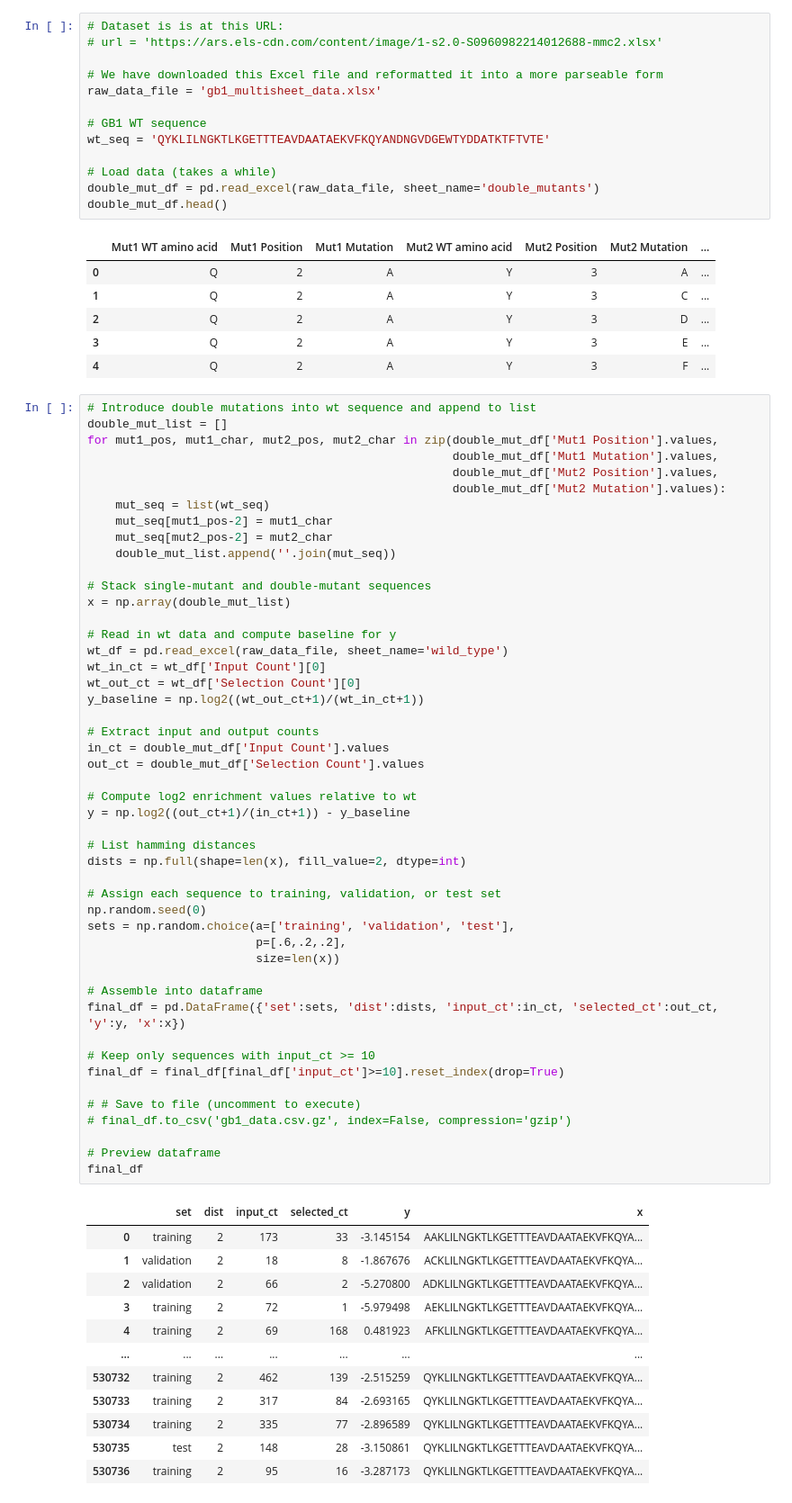
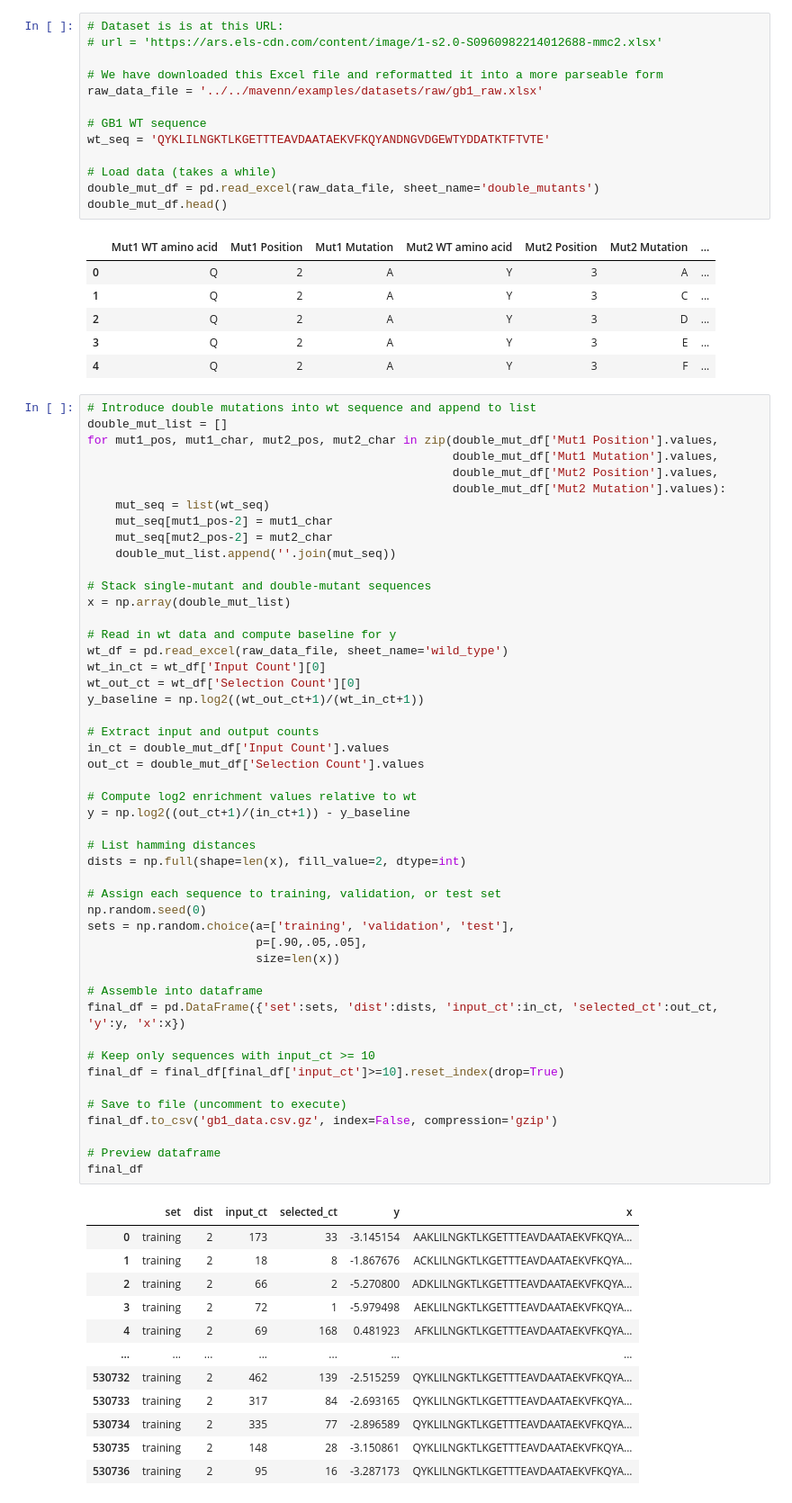
Before and after one commit to jbkinney/mavenn, a Jupyter notebook: docs/datasets/dataset_gb1.ipynb, the cells around one changed output. Shown at 90% size. Cells and saved outputs as stored; diff of their text form.

```diff
--- a/docs/datasets/dataset_gb1.ipynb
+++ b/docs/datasets/dataset_gb1.ipynb
@@ -44,7 +44,7 @@ mavenn.load_example_dataset('gb1')
 # url = 'https://ars.els-cdn.com/content/image/1-s2.0-S0960982214012688-mmc2.xlsx'
 
 # We have downloaded this Excel file and reformatted it into a more parseable form
-raw_data_file = 'gb1_multisheet_data.xlsx'
+raw_data_file = '../../mavenn/examples/datasets/raw/gb1_raw.xlsx'
 
 # GB1 WT sequence
 wt_seq = 'QYKLILNGKTLKGETTTEAVDAATAEKVFKQYANDNGVDGEWTYDDATKTFTVTE'
@@ -80,44 +80,44 @@ wt_in_ct = wt_df['Input Count'][0]
 wt_out_ct = wt_df['Selection Count'][0]
 y_baseline = np.log2((wt_out_ct+1)/(wt_in_ct+1))
 
 # Extract input and output counts
 in_ct = double_mut_df['Input Count'].values
 out_ct = double_mut_df['Selection Count'].values
 
 # Compute log2 enrichment values relative to wt
 y = np.log2((out_ct+1)/(in_ct+1)) - y_baseline
 
 # List hamming distances
 dists = np.full(shape=len(x), fill_value=2, dtype=int)
 
 # Assign each sequence to training, validation, or test set
 np.random.seed(0)
 sets = np.random.choice(a=['training', 'validation', 'test'],
-                        p=[.6,.2,.2],
+                        p=[.90,.05,.05],
                         size=len(x))
 
 # Assemble into dataframe
 final_df = pd.DataFrame({'set':sets, 'dist':dists, 'input_ct':in_ct, 'selected_ct':out_ct, 'y':y, 'x':x})
 
 # Keep only sequences with input_ct >= 10
 final_df = final_df[final_df['input_ct']>=10].reset_index(drop=True)
 
-# # Save to file (uncomment to execute)
-# final_df.to_csv('gb1_data.csv.gz', index=False, compression='gzip')
+# Save to file (uncomment to execute)
+final_df.to_csv('gb1_data.csv.gz', index=False, compression='gzip')
 
 # Preview dataframe
 final_df
 # %% [output]
 |  | set | dist | input_ct | selected_ct | y | x |
 | 0 | training | 2 | 173 | 33 | -3.145154 | AAKLILNGKTLKGETTTEAVDAATAEKVFKQYA... |
-| 1 | validation | 2 | 18 | 8 | -1.867676 | ACKLILNGKTLKGETTTEAVDAATAEKVFKQYA... |
-| 2 | validation | 2 | 66 | 2 | -5.270800 | ADKLILNGKTLKGETTTEAVDAATAEKVFKQYA... |
+| 1 | training | 2 | 18 | 8 | -1.867676 | ACKLILNGKTLKGETTTEAVDAATAEKVFKQYA... |
+| 2 | training | 2 | 66 | 2 | -5.270800 | ADKLILNGKTLKGETTTEAVDAATAEKVFKQYA... |
 | 3 | training | 2 | 72 | 1 | -5.979498 | AEKLILNGKTLKGETTTEAVDAATAEKVFKQYA... |
 | 4 | training | 2 | 69 | 168 | 0.481923 | AFKLILNGKTLKGETTTEAVDAATAEKVFKQYA... |
 | ... | ... | ... | ... | ... | ... | ... |
 | 530732 | training | 2 | 462 | 139 | -2.515259 | QYKLILNGKTLKGETTTEAVDAATAEKVFKQYA... |
 | 530733 | training | 2 | 317 | 84 | -2.693165 | QYKLILNGKTLKGETTTEAVDAATAEKVFKQYA... |
 | 530734 | training | 2 | 335 | 77 | -2.896589 | QYKLILNGKTLKGETTTEAVDAATAEKVFKQYA... |
-| 530735 | test | 2 | 148 | 28 | -3.150861 | QYKLILNGKTLKGETTTEAVDAATAEKVFKQYA... |
+| 530735 | training | 2 | 148 | 28 | -3.150861 | QYKLILNGKTLKGETTTEAVDAATAEKVFKQYA... |
 | 530736 | training | 2 | 95 | 16 | -3.287173 | QYKLILNGKTLKGETTTEAVDAATAEKVFKQYA... |
 530737 rows × 6 columns
```
Also changed, not shown: parts of 1 cell of this notebook, 4 other files.
